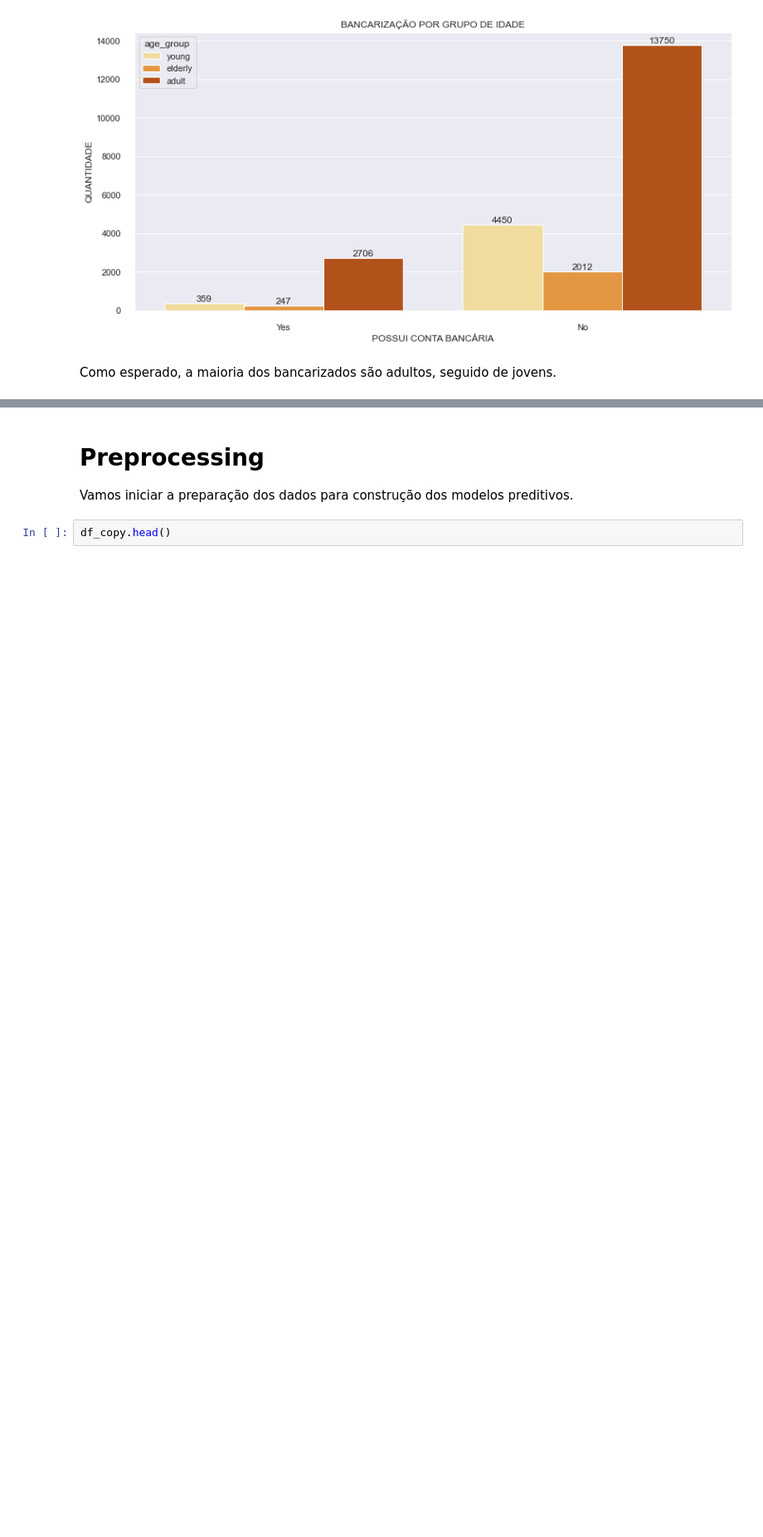
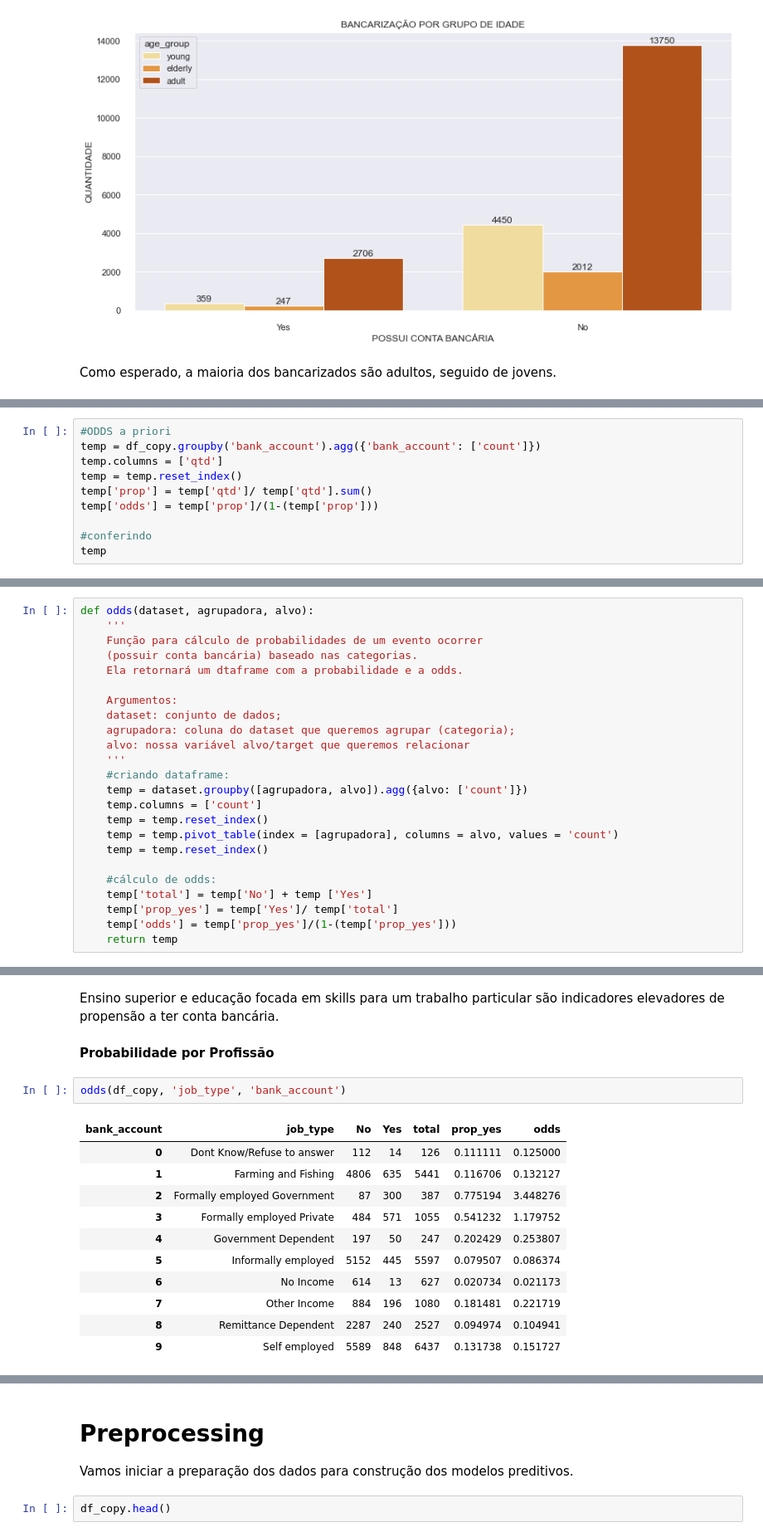
Before and after one commit to fabioismerim/financial_inclusion_africa, a Jupyter notebook: Financial_Inclusion_Africa.ipynb, the cells around one changed output, grey strips where cells are left out. Shown at 83% size. Drawn from its saved outputs; the diff is of its cells as text; blank space fills up the shorter version.

```diff
--- a/Financial_Inclusion_Africa.ipynb
+++ b/Financial_Inclusion_Africa.ipynb
@@ -604,0 +651,10 @@ Como esperado, a maioria dos bancarizados são adultos, seguido de jovens.
+# %%
+#ODDS a priori
+temp = df_copy.groupby('bank_account').agg({'bank_account': ['count']})
+temp.columns = ['qtd']
+temp = temp.reset_index()
+temp['prop'] = temp['qtd']/ temp['qtd'].sum()
+temp['odds'] = temp['prop']/(1-(temp['prop']))
+
+#conferindo
+temp
@@ -604,0 +679,24 @@ Como esperado, a maioria dos bancarizados são adultos, seguido de jovens.
+# %%
+def odds(dataset, agrupadora, alvo):
+    '''
+    Função para cálculo de probabilidades de um evento ocorrer
+    (possuir conta bancária) baseado nas categorias.
+    Ela retornará um dtaframe com a probabilidade e a odds.
+
+    Argumentos:
+    dataset: conjunto de dados;
+    agrupadora: coluna do dataset que queremos agrupar (categoria);
+    alvo: nossa variável alvo/target que queremos relacionar
+    '''
+    #criando dataframe:
+    temp = dataset.groupby([agrupadora, alvo]).agg({alvo: ['count']})
+    temp.columns = ['count']
+    temp = temp.reset_index()
+    temp = temp.pivot_table(index = [agrupadora], columns = alvo, values = 'count')
+    temp = temp.reset_index()
+
+    #cálculo de odds:
+    temp['total'] = temp['No'] + temp ['Yes']
+    temp['prop_yes'] = temp['Yes']/ temp['total']
+    temp['odds'] = temp['prop_yes']/(1-(temp['prop_yes']))
+    return temp
@@ -604,0 +772,18 @@ Como esperado, a maioria dos bancarizados são adultos, seguido de jovens.
+# %% [markdown]
+Ensino superior e educação focada em skills para um trabalho particular são indicadores elevadores de propensão a ter conta bancária.
+# %% [markdown]
+**Probabilidade por Profissão**
+# %%
+odds(df_copy, 'job_type', 'bank_account')
+# %% [output]
+| bank_account | job_type | No | Yes | total | prop_yes | odds |
+| 0 | Dont Know/Refuse to answer | 112 | 14 | 126 | 0.111111 | 0.125000 |
+| 1 | Farming and Fishing | 4806 | 635 | 5441 | 0.116706 | 0.132127 |
+| 2 | Formally employed Government | 87 | 300 | 387 | 0.775194 | 3.448276 |
+| 3 | Formally employed Private | 484 | 571 | 1055 | 0.541232 | 1.179752 |
+| 4 | Government Dependent | 197 | 50 | 247 | 0.202429 | 0.253807 |
+| 5 | Informally employed | 5152 | 445 | 5597 | 0.079507 | 0.086374 |
+| 6 | No Income | 614 | 13 | 627 | 0.020734 | 0.021173 |
+| 7 | Other Income | 884 | 196 | 1080 | 0.181481 | 0.221719 |
+| 8 | Remittance Dependent | 2287 | 240 | 2527 | 0.094974 | 0.104941 |
+| 9 | Self employed | 5589 | 848 | 6437 | 0.131738 | 0.151727 |
```
Also changed, not shown: parts of 63 cells of this notebook.
